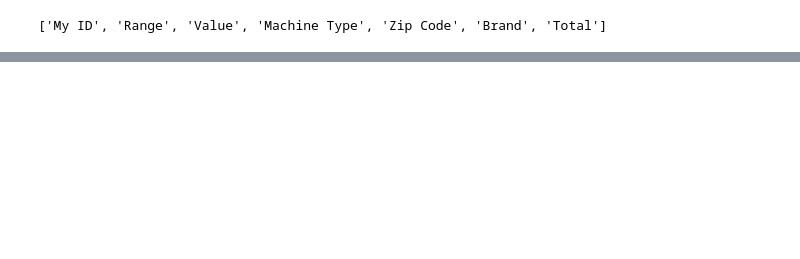
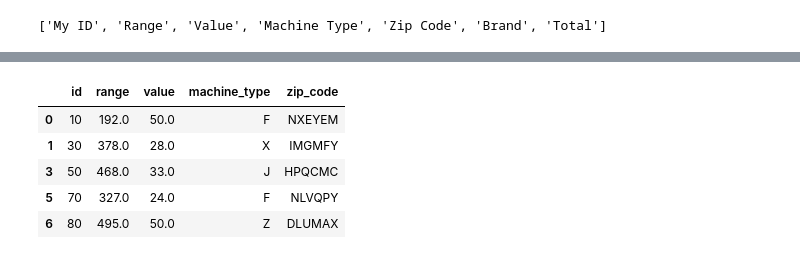
Before and after one commit to qlows/data_science, a Jupyter notebook: assignment3/assignment3.ipynb, the cells around one changed output, grey strips where cells are left out. Saved outputs shown, nothing was run; the diff lists cells and outputs as text; code cells hidden in the pictures; blank space fills up the shorter version.

```diff
--- a/assignment3/assignment3.ipynb
+++ b/assignment3/assignment3.ipynb
@@ -185,0 +271,11 @@ DF.head()
+# %%
+# Q20
+DF.drop([2, 4], axis = 0, inplace=True)
+DF.head()
+# %% [output]
+|  | id | range | value | machine_type | zip_code |
+| 0 | 10 | 192.0 | 50.0 | F | NXEYEM |
+| 1 | 30 | 378.0 | 28.0 | X | IMGMFY |
+| 3 | 50 | 468.0 | 33.0 | J | HPQCMC |
+| 5 | 70 | 327.0 | 24.0 | F | NLVQPY |
+| 6 | 80 | 495.0 | 50.0 | Z | DLUMAX |
```
Also changed, not shown: parts of 18 cells of this notebook.
